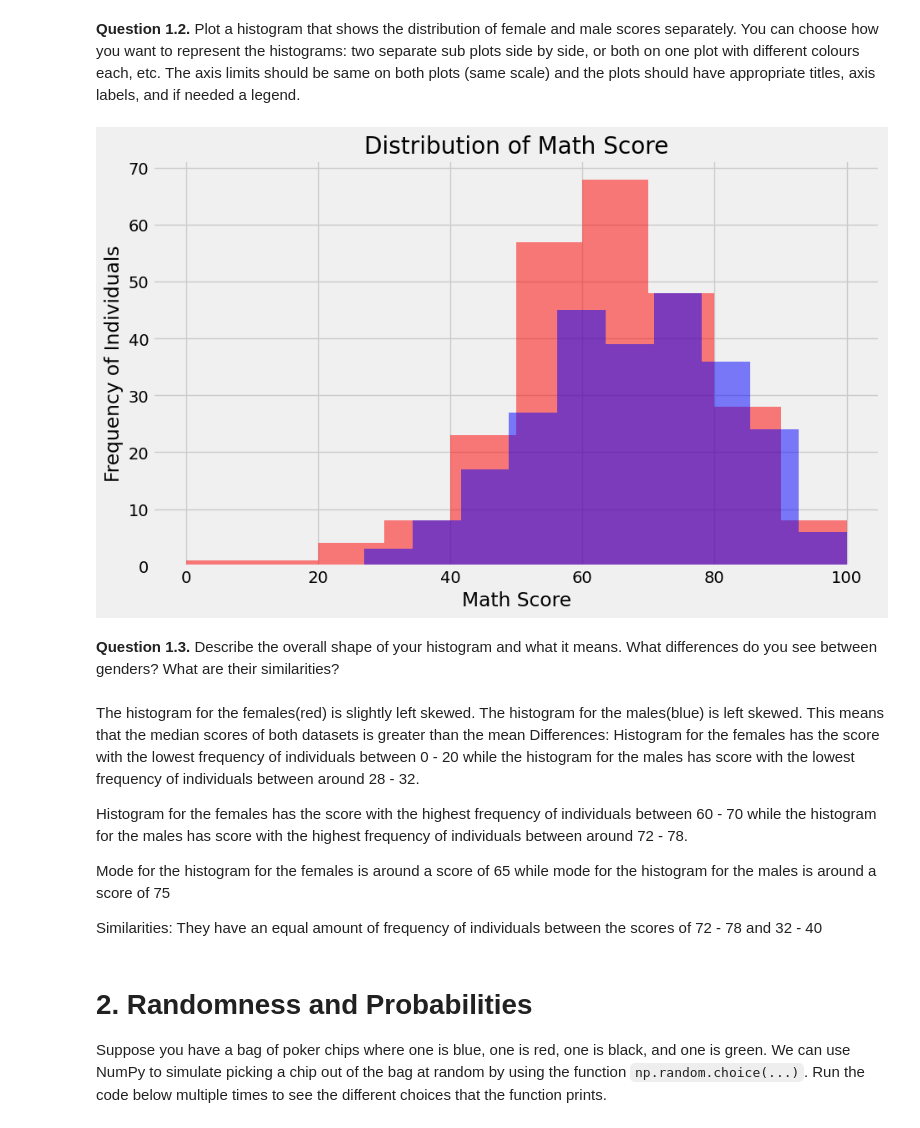
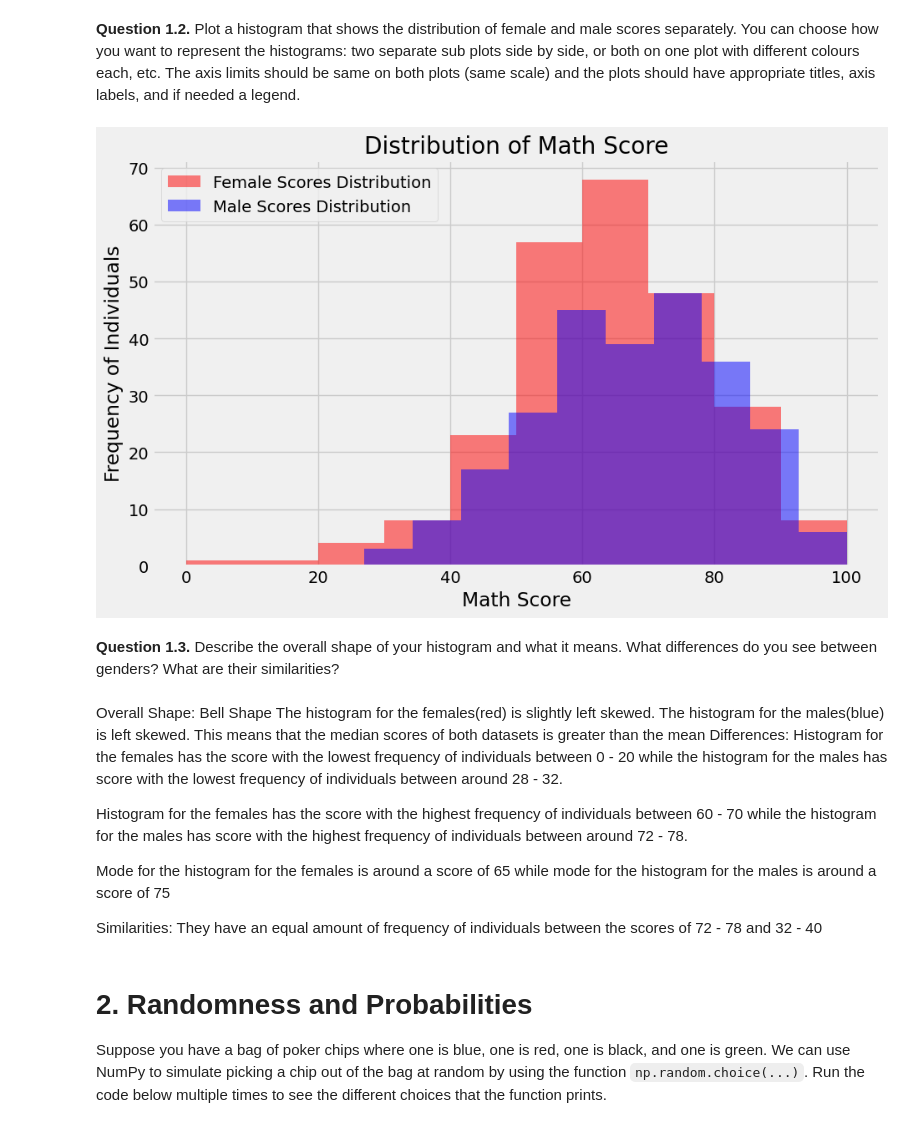
Before and after one commit to moffat11/Ethics-In-Data-Science-Labs, a Jupyter notebook: Labs/L2/L2.ipynb, the cells around one changed output. Drawn from its saved outputs; the diff is of its cells as text; code cells hidden in the pictures.

```diff
--- a/Labs/L2/L2.ipynb
+++ b/Labs/L2/L2.ipynb
@@ -104,28 +104,30 @@ This histogram is slightly left-skewed with a mode at around 65. We can see that
 # %%
 # YOUR CODE HERE
 #df = pd.DataFrame(exam_scores)
 #df.head(5)
 exam_scoresFemale = exam_scores[exam_scores['Gender'] == 'female']
 exam_scoresMale = exam_scores[exam_scores['Gender'] == 'male']
 
 math_scores = exam_scoresFemale['MathScore']  # the data we are plotting
 math_scores2 = exam_scoresMale['MathScore']
 
 plt.figure(figsize = (10, 6))  # controls the size
-plt.hist(math_scores, bins = 10, alpha = 0.5, color = 'red')  # alpha controls the transparency of the bars
-plt.hist(math_scores2, bins = 10, alpha = 0.5, color = 'blue')  # alpha controls the transparency of the bars
+plt.hist(math_scores, bins = 10, alpha = 0.5, color = 'red', label = "Female Scores Distribution")  # alpha controls the transparency of the bars
+plt.hist(math_scores2, bins = 10, alpha = 0.5, color = 'blue', label = "Male Scores Distribution")  # alpha controls the transparency of the bars
 
 # plot the titles
 plt.xlabel('Math Score')
 plt.ylabel('Frequency of Individuals')
 plt.title('Distribution of Math Score')
-#plt.legend()
+#Forgot to include the legend
+plt.legend()
 plt.show()
 # %% [output]
-[figure, old version]
+[figure, new version]
 # %% [markdown]
 **Question 1.3.** Describe the overall shape of your histogram and what it means. What differences do you see between genders? What are their similarities?
 # %% [markdown]
+Overall Shape: Bell Shape
 The histogram for the females(red) is slightly left skewed.
 The histogram for the males(blue) is left skewed.
 This means that the median scores of both datasets is greater than the mean
```
Also changed, not shown: parts of 5 cells of this notebook.
